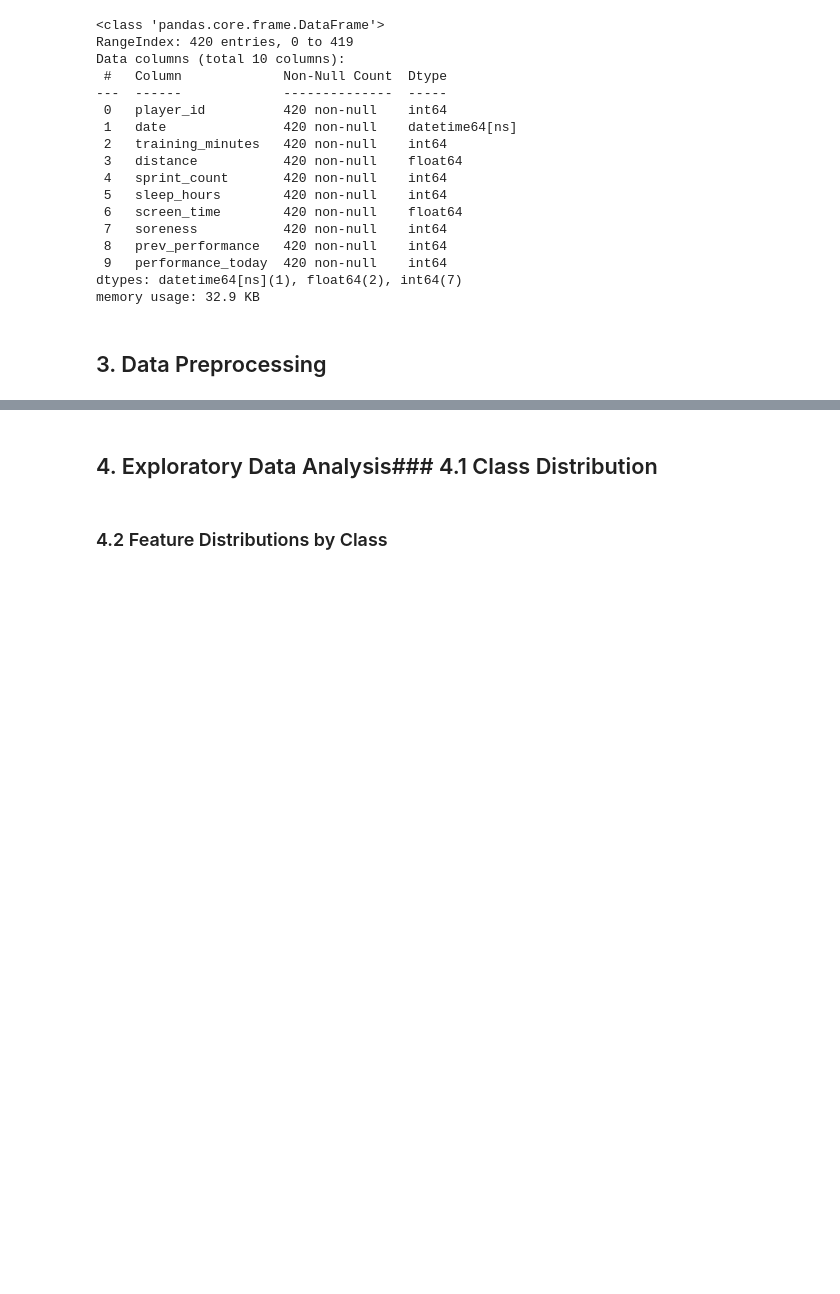
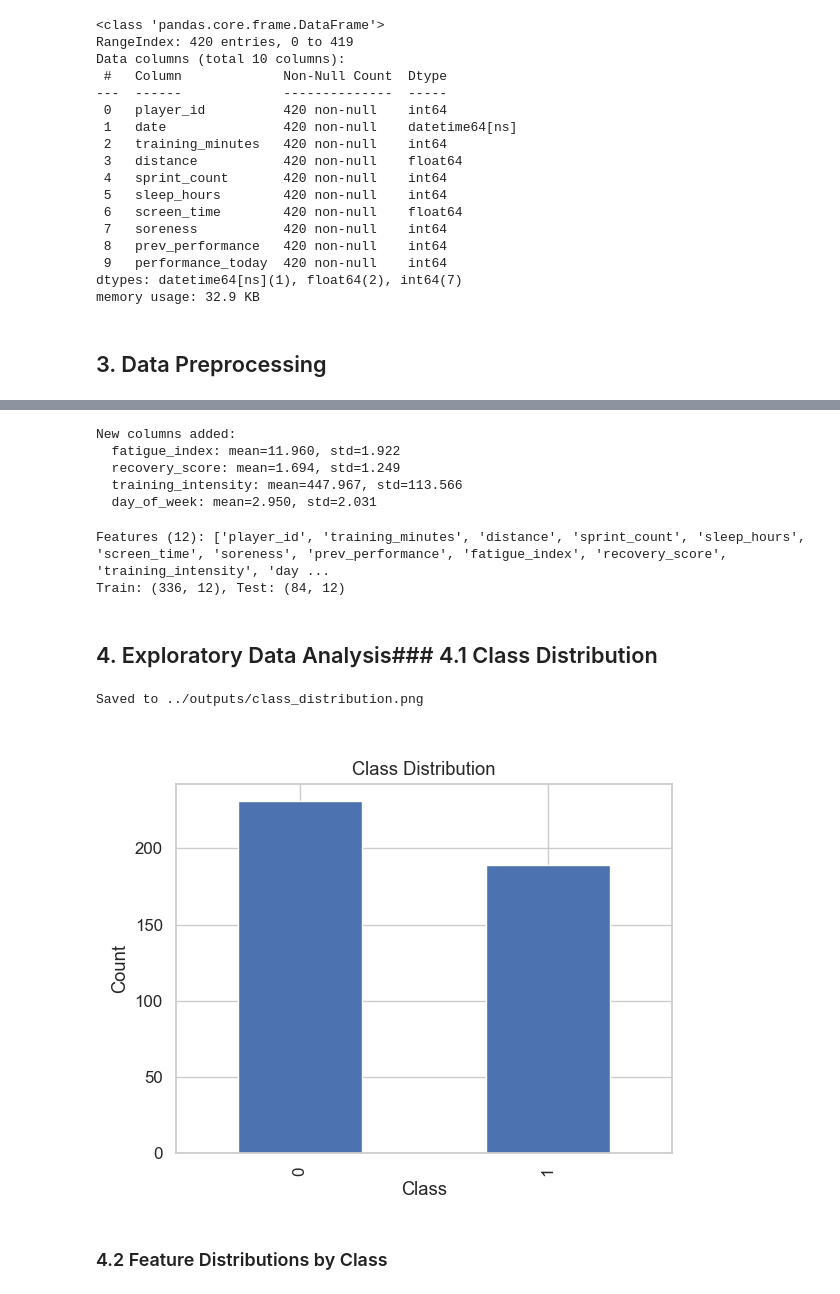
Before and after one commit to ritamrabha/Football-Performance-Prediction, a Jupyter notebook: notebooks/Football_Performance_Prediction.ipynb, the cells around one changed output, grey strips where cells are left out. Cells and saved outputs as stored; diff of their text form; code cells hidden in the pictures; blank space fills up the shorter version.

```diff
--- a/notebooks/Football_Performance_Prediction.ipynb
+++ b/notebooks/Football_Performance_Prediction.ipynb
@@ -82,11 +100,85 @@ df = clean_data(df)print("\nAfter cleaning:")print(f"  Shape: {df.shape}")print(
 # %%
-df = engineer_features(df)print("\nNew columns added:")for col in ['fatigue_index', 'recovery_score', 'training_intensity', 'day_of_week']:    print(f"  {col}: mean={df[col].mean():.3f}, std={df[col].std():.3f}")
+# --- Feature Engineering ---
+
+# Fatigue index (example: more training + soreness - sleep)
+df['fatigue_index'] = df['training_minutes'] * 0.1 + df['soreness'] * 0.5 - df['sleep_hours'] * 0.3
+
+# Recovery score (inverse of fatigue-ish)
+df['recovery_score'] = df['sleep_hours'] * 0.6 - df['soreness'] * 0.4
+
+# Training intensity
+df['training_intensity'] = df['training_minutes'] * df['distance']
+
+# Day of week
+df['date'] = pd.to_datetime(df['date'], errors='coerce')
+df['day_of_week'] = df['date'].dt.dayofweek  # 0=Monday, 6=Sunday
+
+# --- Print stats ---
+print("\nNew columns added:")
+
+for col in ['fatigue_index', 'recovery_score', 'training_intensity', 'day_of_week']:
+    print(f"  {col}: mean={df[col].mean():.3f}, std={df[col].std():.3f}")
+# %% [output]
+New columns added:
+  fatigue_index: mean=11.960, std=1.922
+  recovery_score: mean=1.694, std=1.249
+  training_intensity: mean=447.967, std=113.566
+  day_of_week: mean=2.950, std=2.031
 # %%
-X_train, X_test, y_train, y_test, feature_names, scaler = prepare_splits(df)print(f"\nFeatures ({len(feature_names)}): {feature_names}")print(f"Train: {X_train.shape}, Test: {X_test.shape}")
+from sklearn.model_selection import train_test_split
+from sklearn.preprocessing import StandardScaler
+
+# --- Define target ---
+y = df['performance_today']
+
+# --- Drop non-feature columns ---
+X = df.drop(columns=['performance_today', 'date'])
+
+# Save feature names
+feature_names = X.columns.tolist()
+
+# --- Train-test split ---
+X_train, X_test, y_train, y_test = train_test_split(
+    X, y, test_size=0.2, random_state=42, stratify=y
+)
+
+# --- Scaling ---
+scaler = StandardScaler()
+X_train = scaler.fit_transform(X_train)
+X_test = scaler.transform(X_test)
+
+# --- Print info ---
+print(f"\nFeatures ({len(feature_names)}): {feature_names}")
+print(f"Train: {X_train.shape}, Test: {X_test.shape}")
+# %% [output]
+Features (12): ['player_id', 'training_minutes', 'distance', 'sprint_count', 'sleep_hours', 'screen_time', 'soreness', 'prev_performance', 'fatigue_index', 'recovery_score', 'training_intensity', 'day ...
+Train: (336, 12), Test: (84, 12)
 # %% [markdown]
 ## 4. Exploratory Data Analysis### 4.1 Class Distribution
 # %%
-from src.eda import plot_class_distribution_ = plot_class_distribution(df, '../outputs')from IPython.display import ImageImage('../outputs/class_distribution.png')
+counts = df['performance_today'].value_counts()
+
+# Plot
+plt.figure()
+counts.plot(kind='bar')
+
+plt.xlabel("Class")
+plt.ylabel("Count")
+plt.title("Class Distribution")
+# plt.xticks([0, 1], ['Bad (0)', 'Good (1)'])
+
+# Save (since directories already exist)
+plt.savefig('../outputs/class_distribution.png')
+plt.close()
+
+print("Saved to ../outputs/class_distribution.png")
+
+from IPython.display import Image, display
+
+display(Image('../outputs/class_distribution.png'))
+# %% [output]
+Saved to ../outputs/class_distribution.png
+[figure, added]
 # %% [markdown]
 ### 4.2 Feature Distributions by Class
 # %%
```
Also changed, not shown: parts of 4 cells of this notebook, 15 other files.
